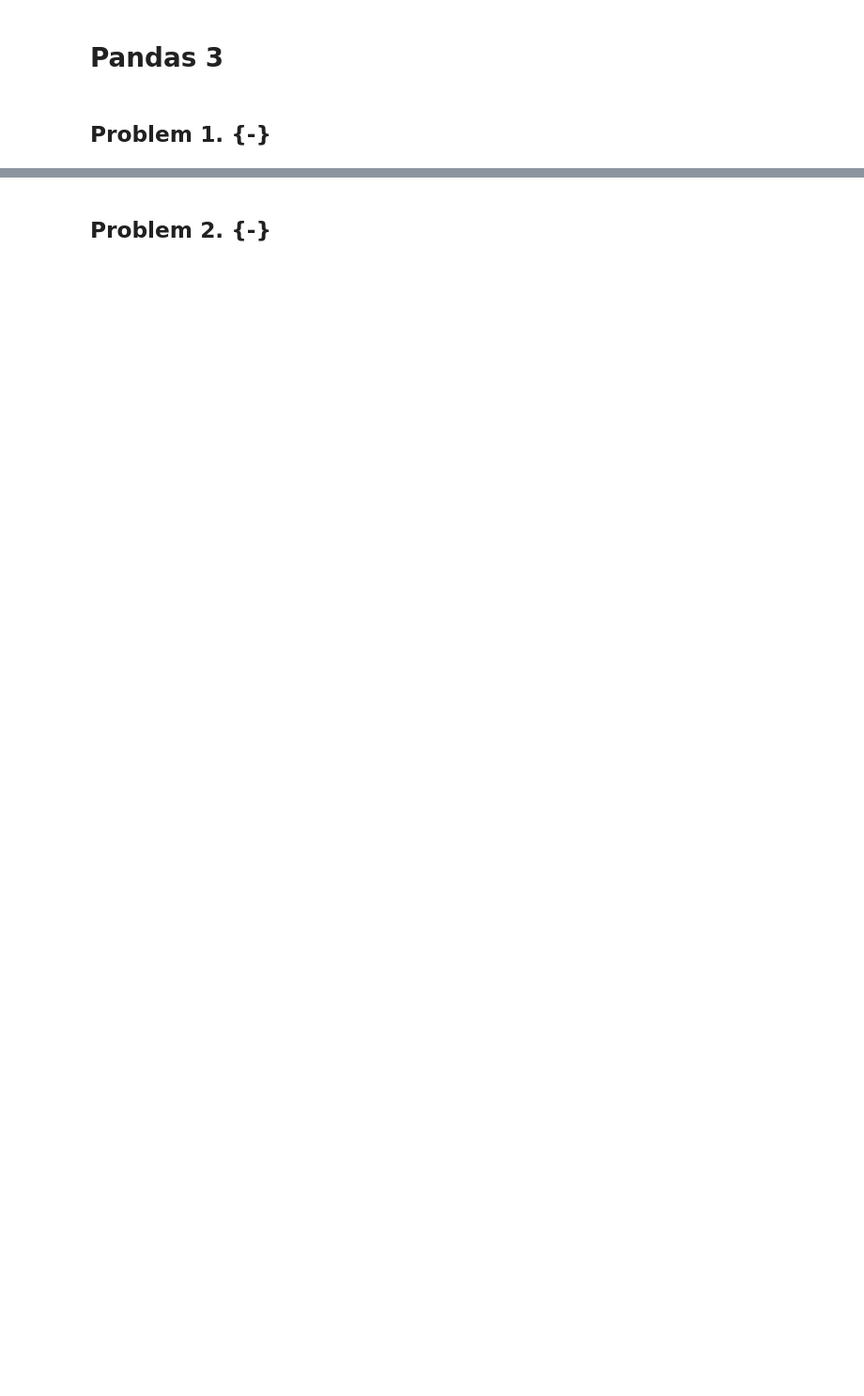
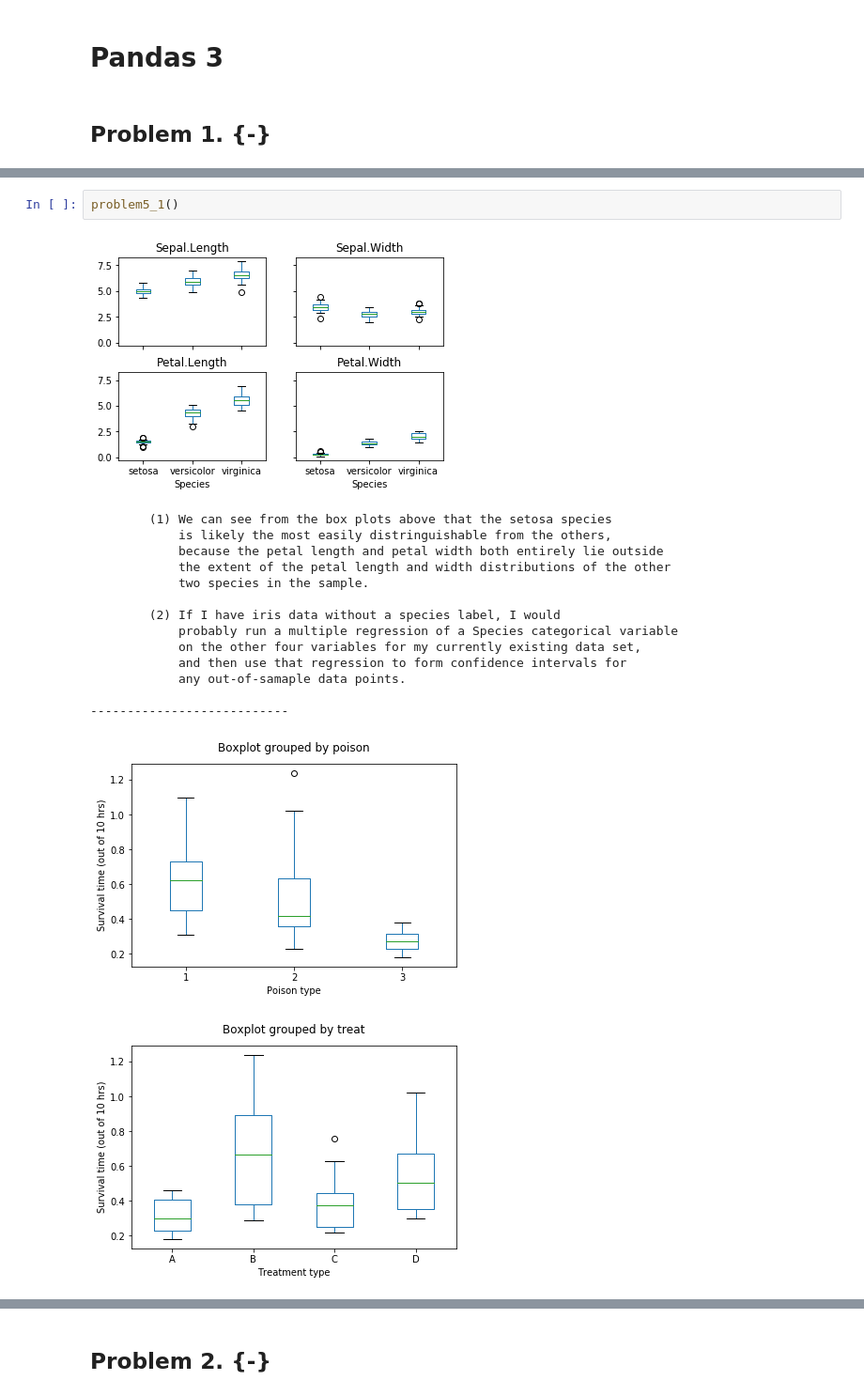
Before and after one commit to hebeard/BootCamp2018, a Jupyter notebook: ProbSets/Comp/ProbSet2/Harrison_Beard_ProbSet2.ipynb, the cells around one changed output, grey strips where cells are left out. Shown at 94% size. Cells and saved outputs as stored; diff of their text form; blank space fills up the shorter version.

```diff
--- a/ProbSets/Comp/ProbSet2/Harrison_Beard_ProbSet2.ipynb
+++ b/ProbSets/Comp/ProbSet2/Harrison_Beard_ProbSet2.ipynb
@@ -704,0 +894,19 @@ def problem5_1():
+# %%
+problem5_1()
+# %% [output]
+[figure, added]
+        (1) We can see from the box plots above that the setosa species
+            is likely the most easily distringuishable from the others,
+            because the petal length and petal width both entirely lie outside
+            the extent of the petal length and width distributions of the other
+            two species in the sample.
+
+        (2) If I have iris data without a species label, I would
+            probably run a multiple regression of a Species categorical variable
+            on the other four variables for my currently existing data set,
+            and then use that regression to form confidence intervals for
+            any out-of-samaple data points.
+
+---------------------------
+[figure, added]
+[figure, added]
```
Also changed, not shown: parts of 39 cells of this notebook, 40 other files.
